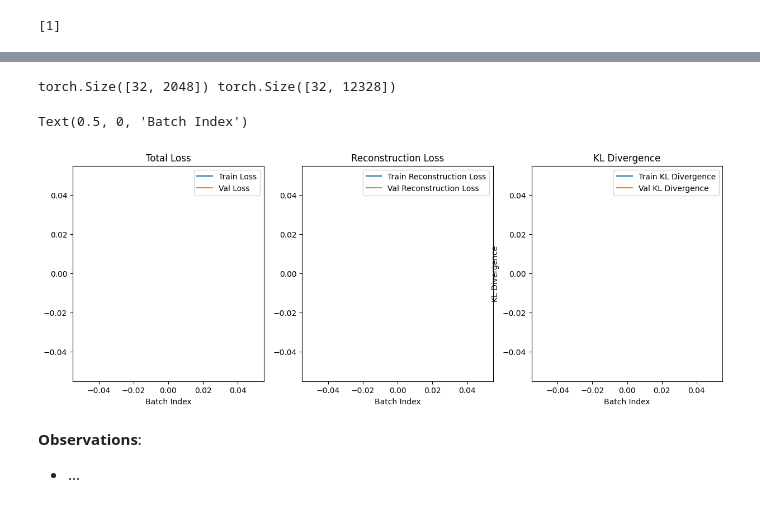
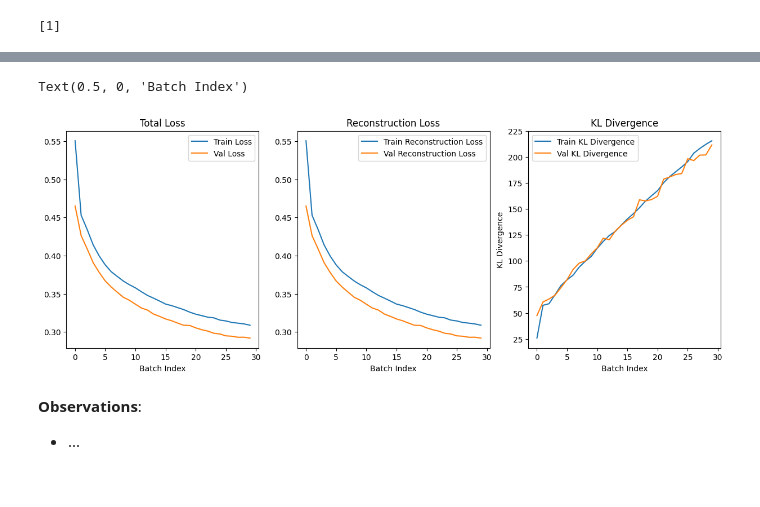
Before and after one commit to Djtrainer/cancer_research, a Jupyter notebook: notebooks/drug_induced_gene_expression_prediction.ipynb, the cells around one changed output, grey strips where cells are left out. Drawn from its saved outputs; the diff is of its cells as text; code cells hidden in the pictures.

```diff
--- a/notebooks/drug_induced_gene_expression_prediction.ipynb
+++ b/notebooks/drug_induced_gene_expression_prediction.ipynb
@@ -639,7 +640,11 @@ fingerprint_map = df_merged.set_index("pert_id")["fingerprint"].to_dict()
 
 np.random.seed(42)
 
-train_pert_ids = np.random.choice(list(fingerprint_map.keys()), size=int(TRAIN_SPLIT*len(fingerprint_map)), replace=False)
+train_pert_ids = np.random.choice(
+    list(fingerprint_map.keys()),
+    size=int(TRAIN_SPLIT * len(fingerprint_map)),
+    replace=False,
+)
 val_pert_ids = np.setdiff1d(list(fingerprint_map.keys()), train_pert_ids)
 
 df_train = df_averaged.T.loc[train_pert_ids]
@@ -654,8 +659,12 @@ val_dataset = LincsDataset(df_val, val_map)
 train_loader = DataLoader(train_dataset, batch_size=BATCH_SIZE, shuffle=True)
 val_loader = DataLoader(val_dataset, batch_size=BATCH_SIZE, shuffle=False)
 
-assert all(df_train.index == pd.DataFrame(train_map).T.index), "Training DataFrame index does not match train_map keys."
-assert all(df_val.index == pd.DataFrame(val_map).T.index), "Validation DataFrame index does not match val_map keys."
+assert all(df_train.index == pd.DataFrame(train_map).T.index), (
+    "Training DataFrame index does not match train_map keys."
+)
+assert all(df_val.index == pd.DataFrame(val_map).T.index), (
+    "Validation DataFrame index does not match val_map keys."
+)
 
 len(train_pert_ids), len(val_pert_ids)
 # %% [output]
@@ -836,10 +856,4 @@ def vae_loss_function(recon_x, x, mu, log_var, latent_dim, beta=1.0):
     kl_div = torch.clamp(kl_div, min=free_bits_per_dim * latent_dim)
 
     return recon_loss + beta * kl_div, recon_loss, kl_div
-# %%
-for expression, condition in train_loader:
-    print(expression.shape, condition.shape)
-    break
-# %% [output]
-torch.Size([32, 2048]) torch.Size([32, 12328])
 # %%
@@ -952,45 +975,27 @@ for epoch in range(1, NUM_EPOCHS + 1):
 # %%
 _, axes = plt.subplots(1, 3, figsize=(15, 5))
-axes[0].plot(
-    history['train_loss'],
-    label="Train Loss"
-)
-axes[0].plot(
-    history['val_loss'],
-    label="Val Loss"
-)
+axes[0].plot(history["train_loss"], label="Train Loss")
+axes[0].plot(history["val_loss"], label="Val Loss")
 
-axes[1].plot(
-    history['train_recon'],
-    label="Train Reconstruction Loss"
-)
-axes[1].plot(
-    history['val_recon'],
-    label="Val Reconstruction Loss"
-)
+axes[1].plot(history["train_recon"], label="Train Reconstruction Loss")
+axes[1].plot(history["val_recon"], label="Val Reconstruction Loss")
 
-axes[2].plot(
-    history['train_kl'],
-    label="Train KL Divergence"
-)
-axes[2].plot(
-    history['val_kl'],
-    label="Val KL Divergence"
-)
+axes[2].plot(history["train_kl"], label="Train KL Divergence")
+axes[2].plot(history["val_kl"], label="Val KL Divergence")
 
 axes[0].set_title("Total Loss")
 axes[0].legend()
 axes[0].set_xlabel("Batch Index")
 axes[1].set_title("Reconstruction Loss")
 axes[1].legend()
 axes[1].set_xlabel("Batch Index")
 axes[2].set_title("KL Divergence")
 axes[2].set_ylabel("KL Divergence")
 axes[2].legend()
 axes[2].set_xlabel("Batch Index")
 # %% [output]
 Text(0.5, 0, 'Batch Index')
-[figure, old version]
+[figure, new version]
 # %% [markdown]
 **Observations**:
 - ...
```
Also changed, not shown: parts of 23 cells of this notebook.
